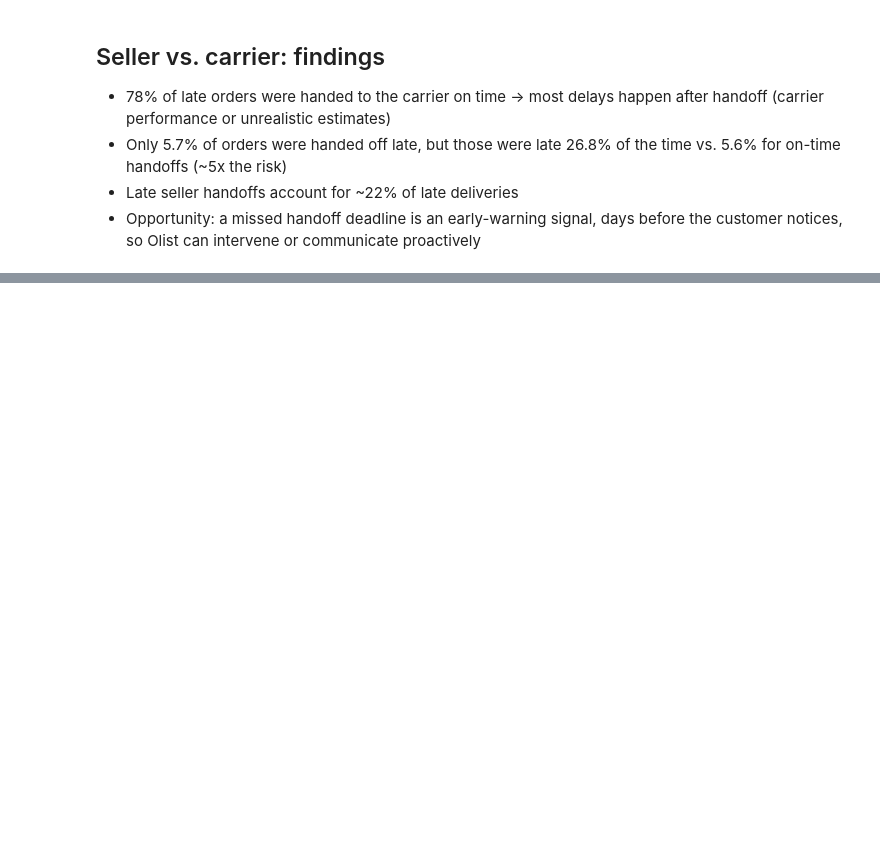
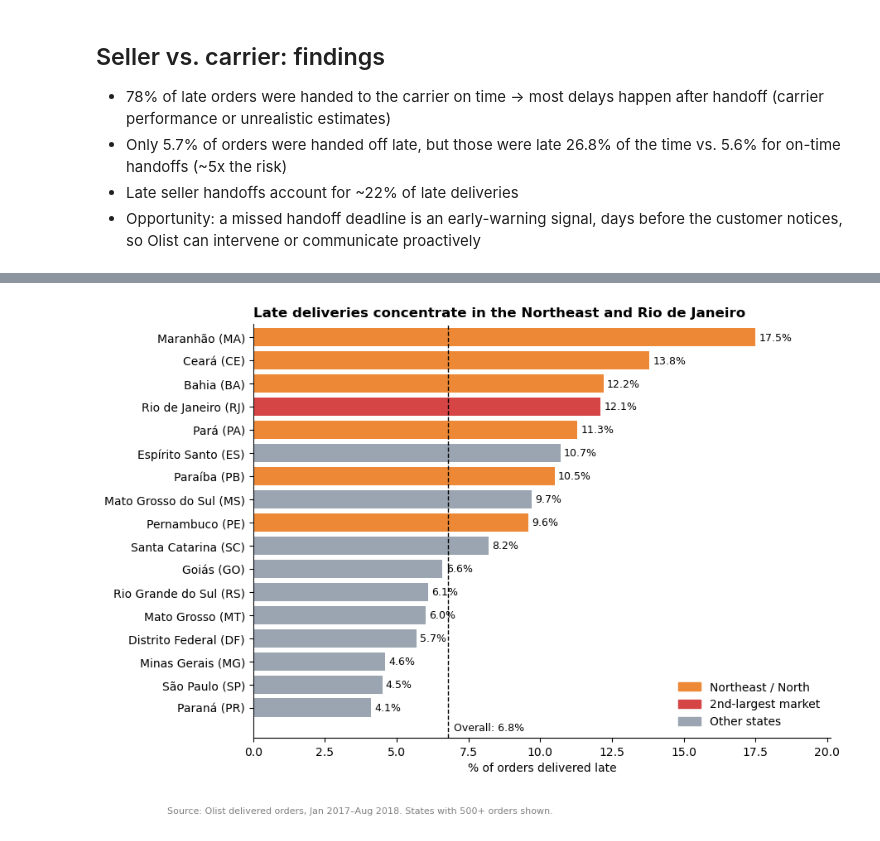
Before and after one commit to brandon-keck/olist-ecommerce-analysis, a Jupyter notebook: 02_analysis.ipynb, the cells around one changed output, grey strips where cells are left out. Cells and saved outputs as stored; diff of their text form; code cells hidden in the pictures; blank space fills up the shorter version.

```diff
--- a/02_analysis.ipynb
+++ b/02_analysis.ipynb
@@ -694,0 +772,66 @@ con.sql("""
+# %%
+from matplotlib.patches import Patch
+
+window = """
+    order_status = 'delivered'
+    AND is_late IS NOT NULL
+    AND order_purchase_timestamp >= '2017-01-01'
+    AND order_purchase_timestamp <  '2018-09-01'
+"""
+
+states = con.sql(f"""
+    SELECT
+        customer_state,
+        COUNT(*)                       AS orders,
+        ROUND(100.0 * AVG(is_late), 1) AS pct_late
+    FROM order_summary
+    WHERE {window}
+    GROUP BY customer_state
+    HAVING COUNT(*) >= 500
+    ORDER BY pct_late
+""").df()
+
+overall = con.sql(f"SELECT 100.0 * AVG(is_late) FROM order_summary WHERE {window}").fetchone()[0]
+
+names = {
+    "MA": "Maranhão", "CE": "Ceará", "BA": "Bahia", "RJ": "Rio de Janeiro",
+    "PA": "Pará", "ES": "Espírito Santo", "PB": "Paraíba", "MS": "Mato Grosso do Sul",
+    "PE": "Pernambuco", "SC": "Santa Catarina", "GO": "Goiás", "RS": "Rio Grande do Sul",
+    "MT": "Mato Grosso", "DF": "Distrito Federal", "MG": "Minas Gerais",
+    "SP": "São Paulo", "PR": "Paraná",
+}
+labels = [f"{names.get(s, s)} ({s})" for s in states["customer_state"]]
+
+northeast = {"MA", "CE", "BA", "PA", "PB", "PE"}
+colors = ["#d64545" if s == "RJ" else "#ed8936" if s in northeast else "#9aa5b1"
+          for s in states["customer_state"]]
+
+fig, ax = plt.subplots(figsize=(9, 6.5))
+bars = ax.barh(labels, states["pct_late"], color=colors)
+ax.bar_label(bars, fmt="%.1f%%", padding=3, fontsize=9)
+
+ax.axvline(overall, color="black", linestyle="--", linewidth=1)
+ax.set_ylim(-1.3, len(states) - 0.4)
+ax.text(overall + 0.2, -1.0, f"Overall: {overall:.1f}%", fontsize=9)
+
+ax.legend(handles=[
+    Patch(color="#ed8936", label="Northeast / North"),
+    Patch(color="#d64545", label="2nd-largest market"),
+    Patch(color="#9aa5b1", label="Other states"),
+], loc="lower right", frameon=False)
+
+ax.set_xlim(0, states["pct_late"].max() * 1.15)
+ax.set_xlabel("% of orders delivered late")
+ax.set_title("Late deliveries concentrate in the Northeast and Rio de Janeiro",
+             loc="left", fontweight="bold", fontsize=12)
+ax.spines[["top", "right"]].set_visible(False)
+
+fig.text(0.01, -0.03,
+         "Source: Olist delivered orders, Jan 2017–Aug 2018. States with 500+ orders shown.",
+         fontsize=8, color="gray")
+
+fig.savefig("images/late_rate_by_state.png", dpi=200,
+            bbox_inches="tight", facecolor="white")
+plt.show()
+# %% [output]
+[figure, added]
```
Also changed, not shown: parts of 4 cells of this notebook, 5 other files.
